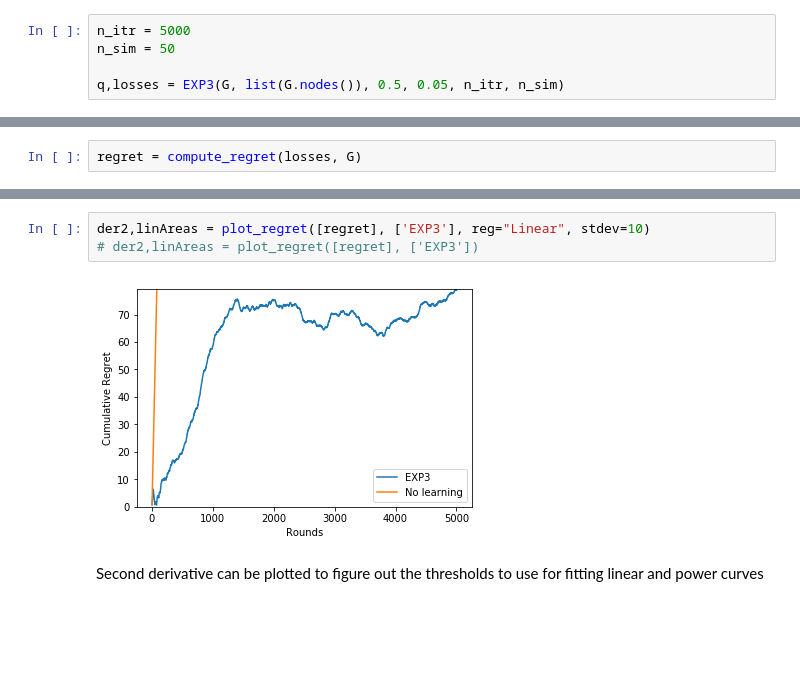
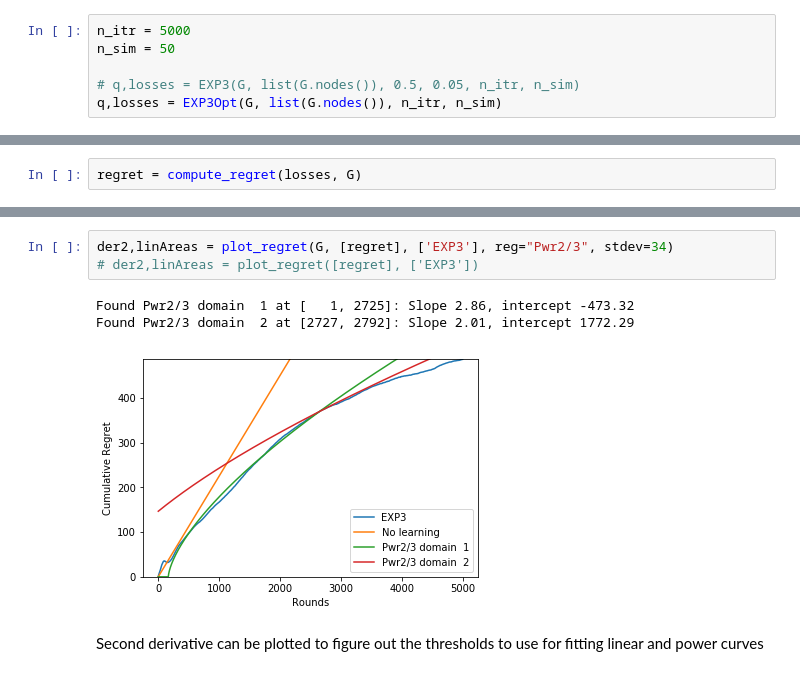
Before and after one commit to funboarder13920/GML-Project, a Jupyter notebook: EXP3.ipynb, the cells around one changed output, grey strips where cells are left out. Saved outputs shown, nothing was run; the diff lists cells and outputs as text; blank space fills up the shorter version.

```diff
--- a/EXP3.ipynb
+++ b/EXP3.ipynb
@@ -50,4 +52,5 @@ We will run the Exp3G algorithm 50 times and produce an average to have a smooth
 n_itr = 5000
 n_sim = 50
 
-q,losses = EXP3(G, list(G.nodes()), 0.5, 0.05, n_itr, n_sim)
+# q,losses = EXP3(G, list(G.nodes()), 0.5, 0.05, n_itr, n_sim)
+q,losses = EXP3Opt(G, list(G.nodes()), n_itr, n_sim)
@@ -60,8 +62,10 @@ Fitting power functions is still experimental, but it will allow us to track cha
 # %%
-der2,linAreas = plot_regret([regret], ['EXP3'], reg="Linear", stdev=10)
+der2,linAreas = plot_regret(G, [regret], ['EXP3'], reg="Pwr2/3", stdev=34)
 # der2,linAreas = plot_regret([regret], ['EXP3'])
 # %% [output]
+Found Pwr2/3 domain  1 at [   1, 2725]: Slope 2.86, intercept -473.32
+Found Pwr2/3 domain  2 at [2727, 2792]: Slope 2.01, intercept 1772.29
-[figure, old version]
+[figure, new version]
 # %% [markdown]
 Second derivative can be plotted to figure out the thresholds to use for fitting linear and power curves
 # %%
```
Also changed, not shown: parts of 29 cells of this notebook, 2 other files.
